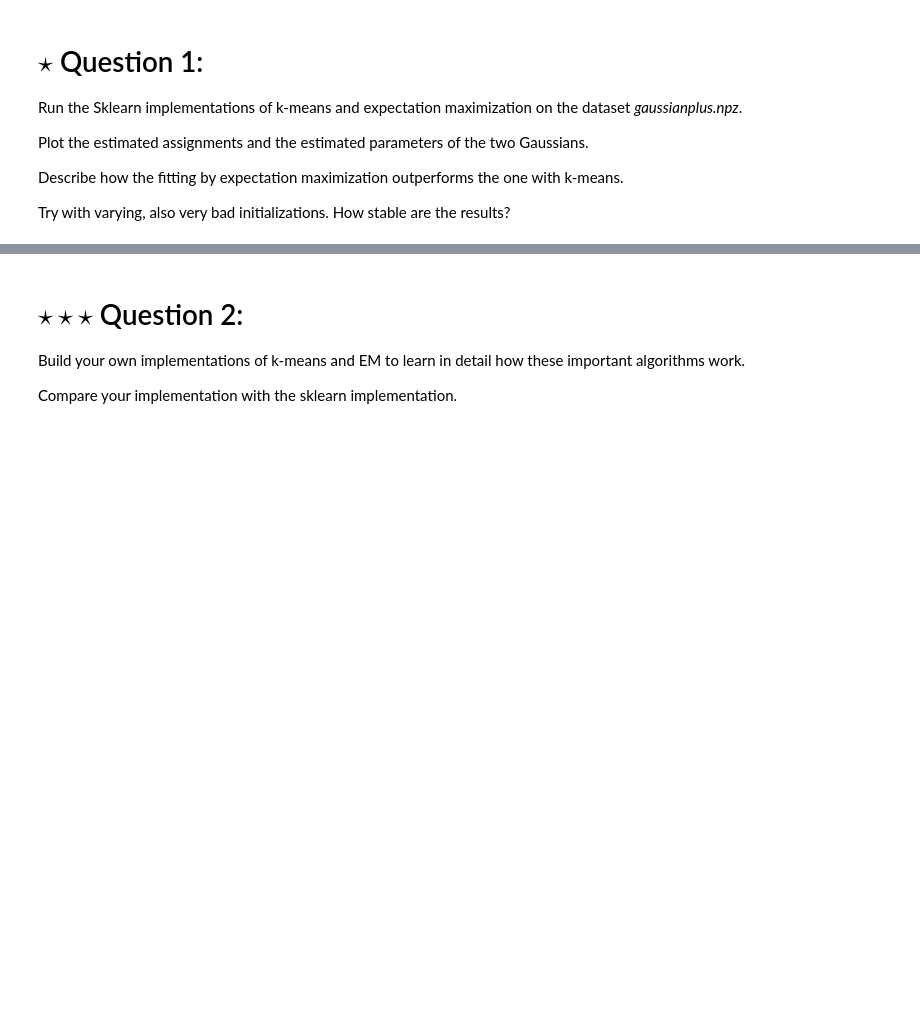
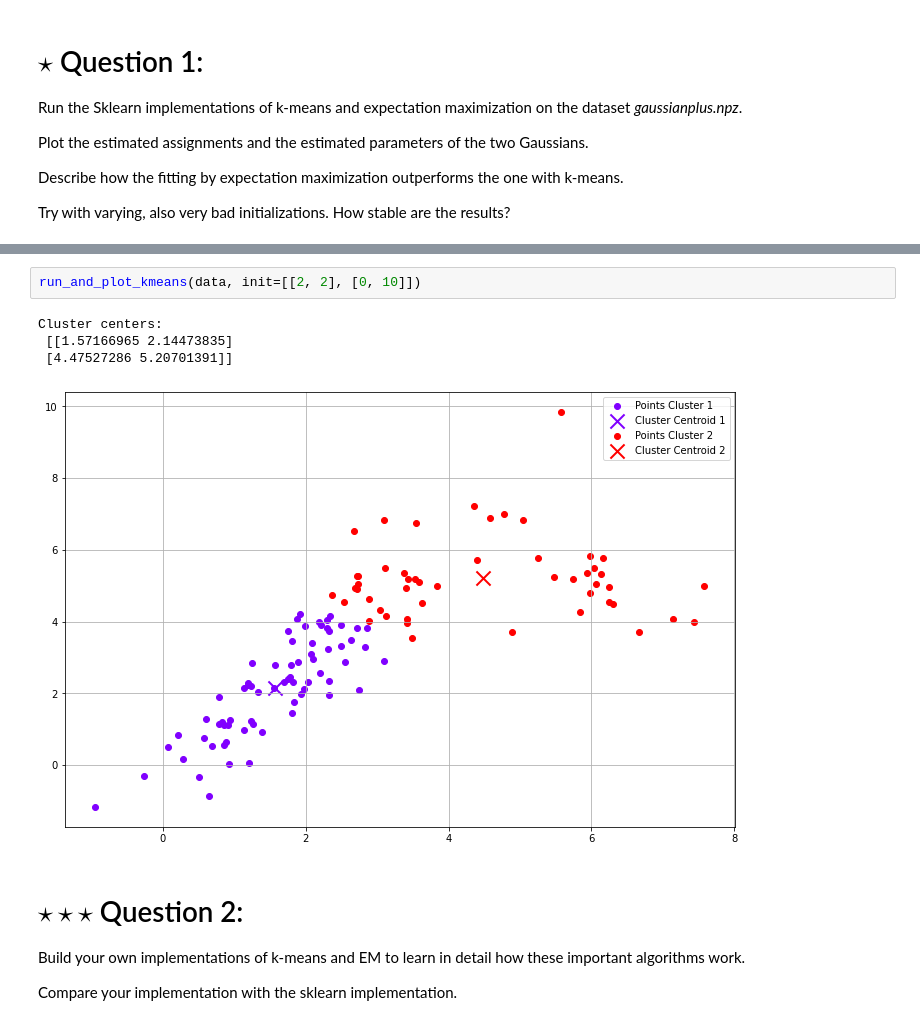
Before and after one commit to tintindas/spr-exercises, a Jupyter notebook: templates/ex3.ipynb, the cells around one changed output, grey strips where cells are left out. Saved outputs shown, nothing was run; the diff lists cells and outputs as text; blank space fills up the shorter version.

```diff
--- a/templates/ex3.ipynb
+++ b/templates/ex3.ipynb
@@ -21,3 +92,10 @@ very bad initializations. How stable are the results?
+# %%
+run_and_plot_kmeans(data, init=[[2, 2], [0, 10]])
+# %% [output]
+Cluster centers:
+ [[1.57166965 2.14473835]
+ [4.47527286 5.20701391]]
+[figure, added]
 # %% [markdown]
 # $\star\star\star$  Question 2:
 
```
Also changed, not shown: parts of 5 cells of this notebook.
